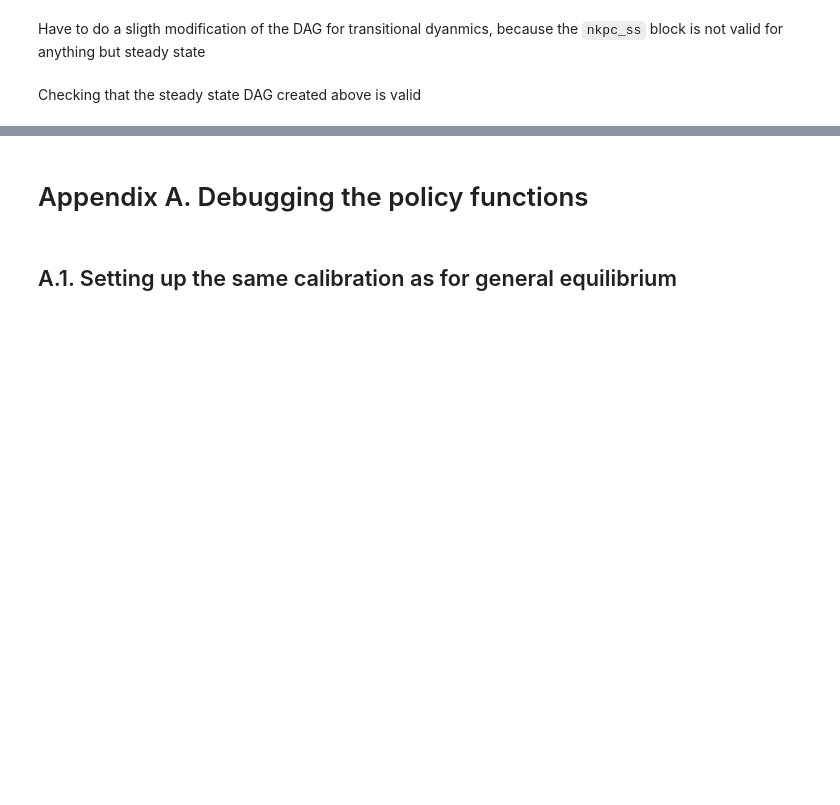
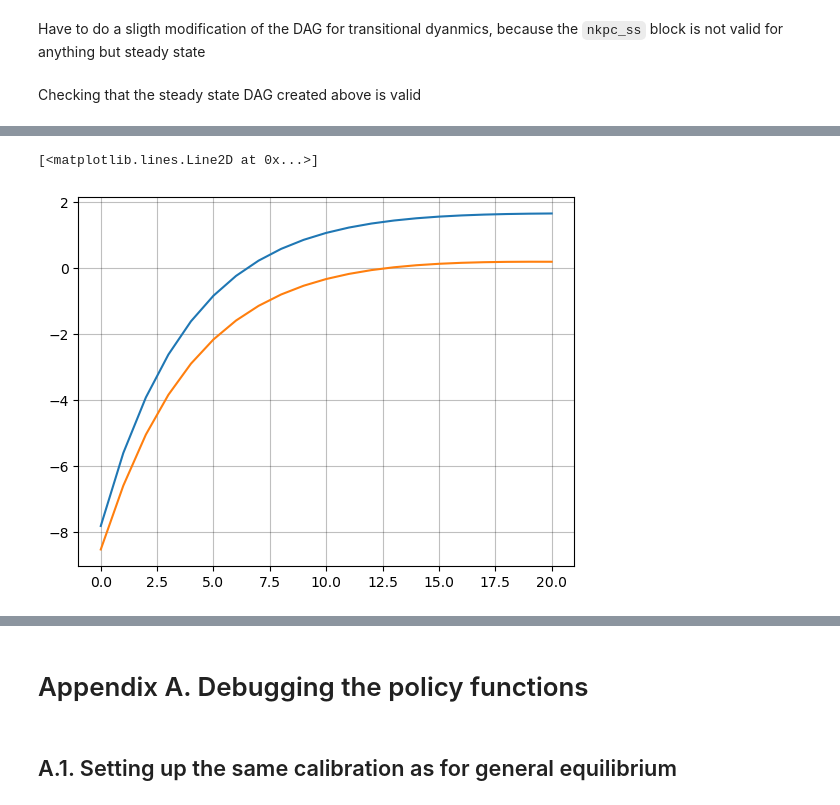
Before and after one commit to thom364e/sequence-jacobian, a Jupyter notebook: notebooks/housing_main_v2.ipynb, the cells around one changed output, grey strips where cells are left out. Cells and saved outputs as stored; diff of their text form; code cells hidden in the pictures; blank space fills up the shorter version.

Commit message:
added shock - control shocks

```diff
--- a/notebooks/housing_main_v2.ipynb
+++ b/notebooks/housing_main_v2.ipynb
@@ -5,10 +5,12 @@
 import numpy as np
 import matplotlib.pyplot as plt
 import numba
+import warnings
+warnings.simplefilter('always', RuntimeWarning)
 
 plt.rcParams.update({"axes.grid":True,"grid.color":"black","grid.alpha":"0.25","grid.linestyle":"-"})
 plt.rcParams.update({'font.size': 10})
-plt.rcParams['axes.prop_cycle'] = plt.cycler(color=['#000000','#006BA2','#DB444B','#EBB434','#3EBCD2','#379A8B','#9A607F', '#B4BA39'])
+# plt.rcParams['axes.prop_cycle'] = plt.cycler(color=['#000000','#006BA2','#DB444B','#EBB434','#3EBCD2','#379A8B','#9A607F', '#B4BA39'])
 
 from sequence_jacobian import simple, solved, combine, create_model  # functions
 from sequence_jacobian import grids, hetblocks                       # modules
@@ -435,0 +541,11 @@ Warning: Could not load "C:\Users\thoma\anaconda3\Library\bin\gvplugin_pango.dll
+# %%
+irfs_shock_control = td_nonlin_shock['qh'] - td_nonlin_control['qh']
+ifrs_shock_nogam = td_nonlin_shock_nogam['qh']
+
+plt.plot(100*irfs_shock_control[:21])
+plt.plot(100*ifrs_shock_nogam[:21])
+# plt.plot(td_nonlin_shock['C_BHAT'][:21])
+# plt.plot(td_nonlin_control['C_BHAT'][:21])
+# %% [output]
+[<matplotlib.lines.Line2D at 0x...>]
+[figure, added]
```
Also changed, not shown: parts of 61 cells of this notebook, 2 other files.
